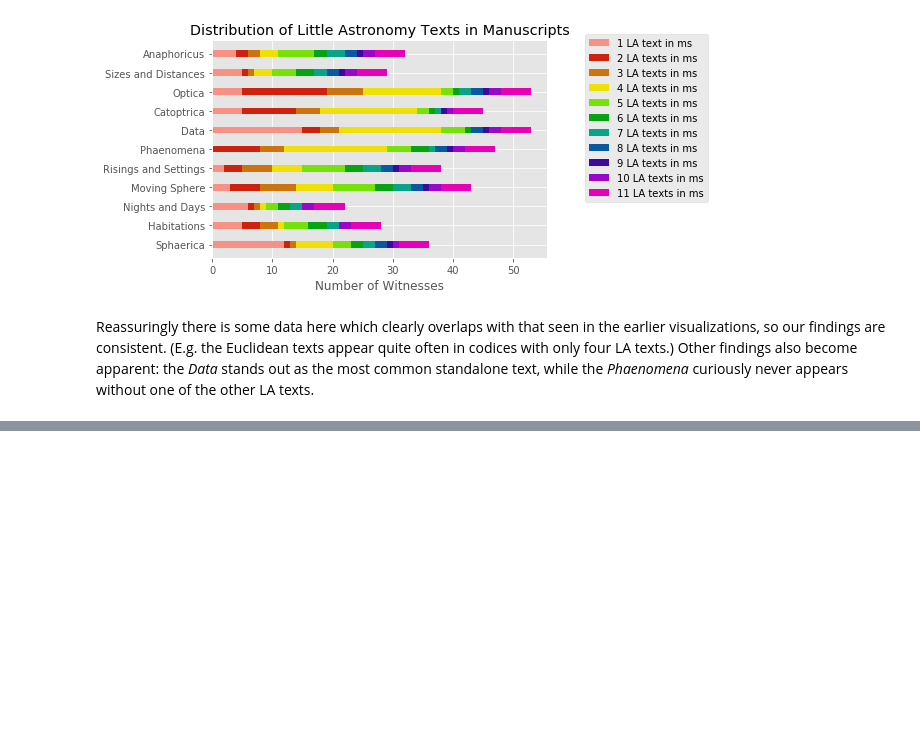
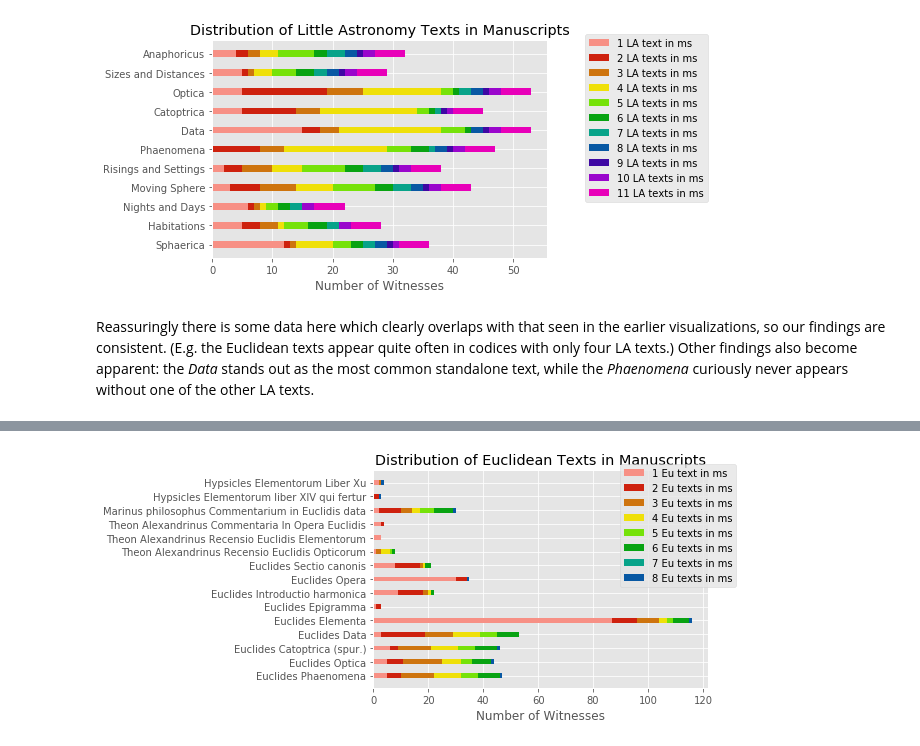
Before and after one commit to cmroughan/ADSQ2017, a Jupyter notebook: ADSQ Week 5.ipynb, the cells around one changed output, grey strips where cells are left out. Cells and saved outputs as stored; diff of their text form; code cells hidden in the pictures; blank space fills up the shorter version.

Commit message:
Updating week 5 notebook with new tables and Euclidean figures

```diff
--- a/ADSQ Week 5.ipynb
+++ b/ADSQ Week 5.ipynb
@@ -392,0 +439,63 @@ Reassuringly there is some data here which clearly overlaps with that seen in th
+# %%
+counts = dict()
+textsEuclid = (('Euclides','Phaenomena'),('Euclides','Optica'),('Euclides','Catoptrica (spur.)'),('Euclides','Data'),('Euclides','Elementa'),('Euclides','Epigramma'),('Euclides','Introductio harmonica'),('Euclides','Opera'),('Euclides','Sectio canonis'),('Theon Alexandrinus','Recensio Euclidis Opticorum'),('Theon Alexandrinus','Recensio Euclidis Elementorum'),('Theon Alexandrinus','Commentaria In Opera Euclidis'),('Marinus philosophus','Commentarium in Euclidis data'),('Hypsicles','Elementorum liber XIV qui fertur'),('Hypsicles','Elementorum Liber Xu'))
+
+# TESTING
+#df[['pinakes_id','number_eu','Auteur','Oeuvre']][
+#    (df['Auteur'] == 'Euclides') & (df['Oeuvre'] == 'Optica')
+#    & (df['number_eu'] == 1)].count()[0]
+
+
+for text in textsEuclid:
+    authorText = str(text[0]) + ' ' + str(text[1])
+    counts[authorText] = dict()
+    for i in range(1, len(textsEuclid)):
+        counts[authorText][i] = list()
+        count = df[['pinakes_id','Auteur','Oeuvre']][(df['Auteur'] == text[0]) & (df['Oeuvre'] == text[1]) & (df['number_eu'] == i)].count()[0]
+        counts[authorText][i].append((int(count)))
+# %%
+titles = []
+wit1 = []
+wit2 = []
+wit3 = []
+wit4 = []
+wit5 = []
+wit6 = []
+wit7 = []
+wit8 = []
+
+for text in textsEuclid:
+    authorText = str(text[0]) + ' ' + str(text[1])
+    titles.append(authorText)
+
+    wit1.append(counts[authorText][1][0])
+    wit2.append(counts[authorText][2][0])
+    wit3.append(counts[authorText][3][0])
+    wit4.append(counts[authorText][4][0])
+    wit5.append(counts[authorText][5][0])
+    wit6.append(counts[authorText][6][0])
+    wit7.append(counts[authorText][7][0])
+    wit8.append(counts[authorText][8][0])
+
+y_pos = np.arange(len(titles))    # the x locations for the groups
+width = 0.35       # the width of the bars: can also be len(x) sequence
+
+p1 = plt.barh(y_pos, wit1, width, color='#f79085')
+p2 = plt.barh(y_pos, wit2, width, color='#ce210e', left=wit1)
+p3 = plt.barh(y_pos, wit3, width, color='#ce740e', left=[i+j for i,j in zip(wit1,wit2)])
+p4 = plt.barh(y_pos, wit4, width, color='#efe009', left=[i+j+k for i,j,k in zip(wit1,wit2,wit3)])
+p5 = plt.barh(y_pos, wit5, width, color='#76e209', left=[i+j+k+l for i,j,k,l in zip(wit1,wit2,wit3,wit4)])
+p6 = plt.barh(y_pos, wit6, width, color='#08a312', left=[i+j+k+l+m for i,j,k,l,m in zip(wit1,wit2,wit3,wit4,wit5)])
+p7 = plt.barh(y_pos, wit7, width, color='#08a389', left=[i+j+k+l+m+n for i,j,k,l,m,n in zip(wit1,wit2,wit3,wit4,wit5,wit6)])
+p8 = plt.barh(y_pos, wit8, width, color='#0858a3', left=[i+j+k+l+m+n+o for i,j,k,l,m,n,o in zip(wit1,wit2,wit3,wit4,wit5,wit6,wit7)])
+
+plt.yticks(y_pos, titles)
+plt.xlabel('Number of Witnesses')
+plt.title('Distribution of Euclidean Texts in Manuscripts')
+
+ax = plt.subplot(111)
+ax.legend((p1[0], p2[0], p3[0], p4[0], p5[0], p6[0], p7[0], p8[0]), ('1 Eu text in ms','2 Eu texts in ms','3 Eu texts in ms','4 Eu texts in ms','5 Eu texts in ms','6 Eu texts in ms','7 Eu texts in ms','8 Eu texts in ms'), bbox_to_anchor=(1.1, 1.05))
+
+plt.show()
+# %% [output]
+[figure, added]
```
Also changed, not shown: parts of 13 cells of this notebook.
